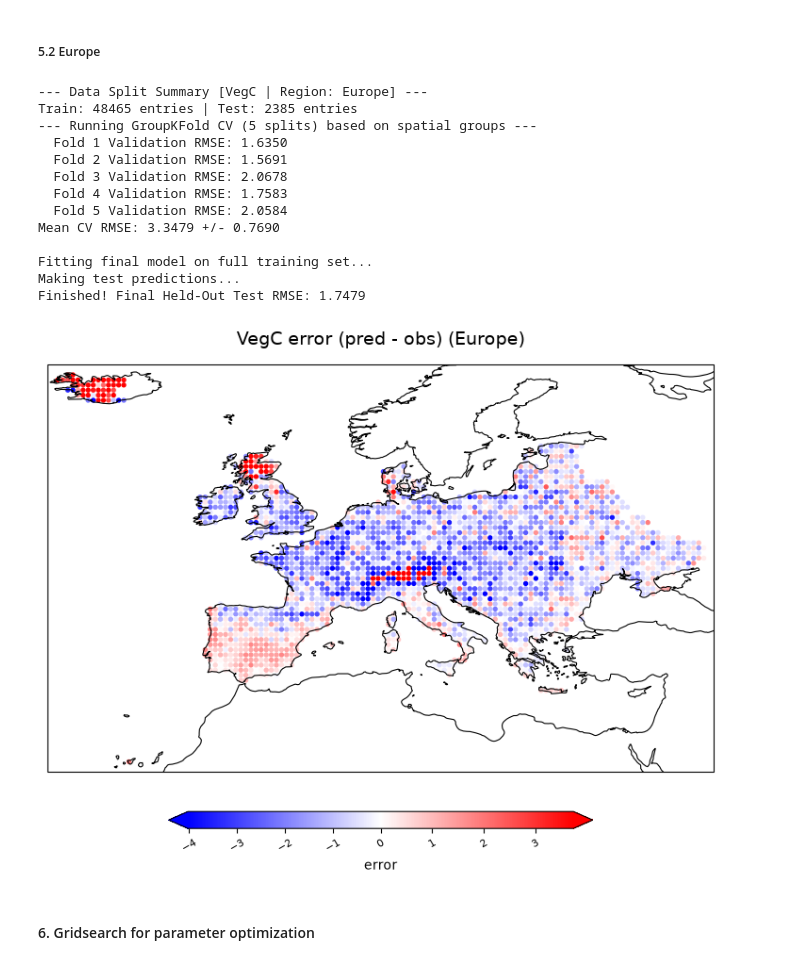
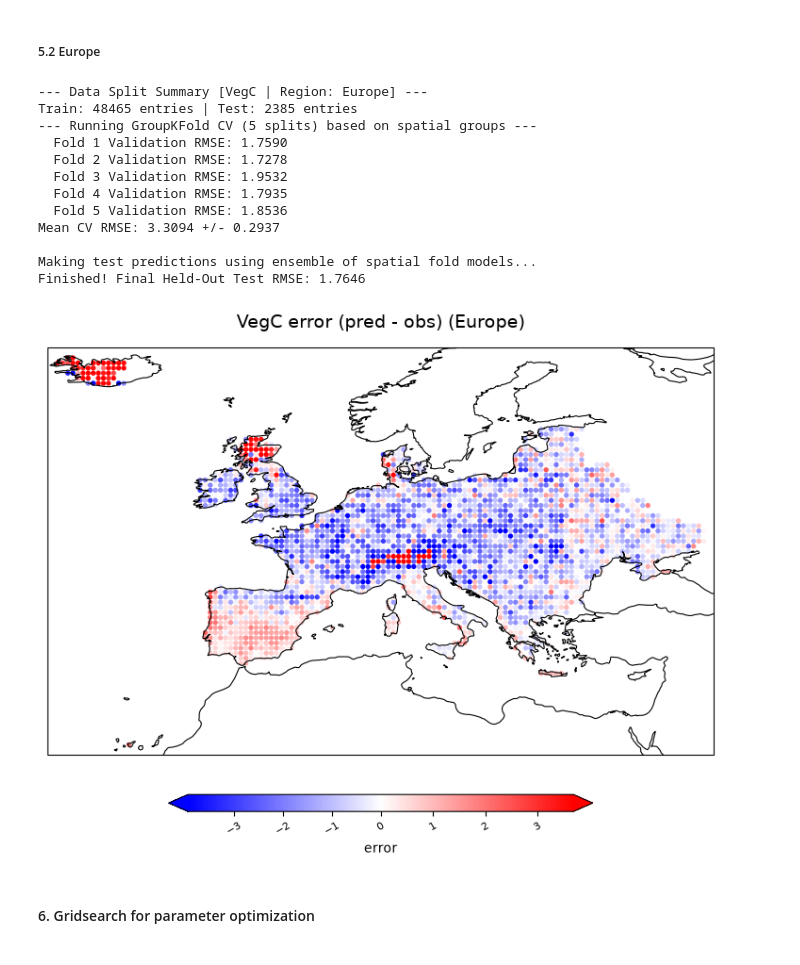
Before and after one commit to Milou-v/BERN01-Groupwork, a Jupyter notebook: project2_RandomForestBiome/RandomForestRegression_Biome_exercise.ipynb, the cells around one changed output. Saved outputs shown, nothing was run; the diff lists cells and outputs as text; code cells hidden in the pictures.

```diff
--- a/project2_RandomForestBiome/RandomForestRegression_Biome_exercise.ipynb
+++ b/project2_RandomForestBiome/RandomForestRegression_Biome_exercise.ipynb
@@ -187,9 +187,8 @@ def run_RFRegress_CV(
     **rf_kwargs
 ):
     '''
-    Runs a Random Forest Regressor with Cross-Validation on the training set,
-    fits on the full training set, and returns test performance, predictions DataFrame,
-    and model instance.
+    Runs a Random Forest Regressor with Cross-Validation, storing fold models
+    and ensembling their predictions for the final held-out test set.
     '''
     X_train, y_train, X_test, y_test = traintest
 
@@ -207,12 +206,12 @@ def run_RFRegress_CV(
         cv_splits = cv.split(X_train, y_train, groups=groups_train)
     else:
         print(f"--- Running standard KFold CV ({n_splits} splits) ---")
-        cv = KFold(n_splits=n_splits, shuffle=True, random_state=42)
+        cv = KFold(n_splits=n_splits, shuffle=True, random_state=rf_kwargs.get('random_state', 42))
         cv_splits = cv.split(X_train, y_train)
 
-    # 3. Cross-Validation Loop
+    # 3. Cross-Validation Loop & Model Collection
     cv_scores = []
-    oof_predictions = np.zeros(len(X_train))
+    trained_models = []  # <-- Store models from each fold
 
     for fold, (train_idx, val_idx) in enumerate(cv_splits, start=1):
         X_tr, y_tr = X_train.iloc[train_idx], y_train.iloc[train_idx]
@@ -221,10 +220,10 @@ def run_RFRegress_CV(
         model_fold = RandomForestRegressor(**rf_kwargs)
         model_fold.fit(X_tr, y_tr)
 
+        # Save the trained model for this fold
+        trained_models.append(model_fold)
+
         val_preds = model_fold.predict(X_val)
-        oof_predictions[val_idx] = val_preds
-
-        # Backward-compatible RMSE calculation for scikit-learn < 1.4
         fold_mse = mean_squared_error(y_val, val_preds)
         cv_scores.append(fold_mse)
         fold_rmse = np.sqrt(fold_mse)
@@ -232,19 +231,15 @@ def run_RFRegress_CV(
 
     print(f"Mean CV RMSE: {np.mean(cv_scores):.4f} +/- {np.std(cv_scores):.4f}\n")
 
-    # 4. Final Fit on Entire Training Set & Test Set Evaluation
-    print("Fitting final model on full training set...")
-    rf_final = RandomForestRegressor(**rf_kwargs)
-    rf_final.fit(X_train, y_train)
+    # 4. Ensemble Predictions Across All Spatial Fold Models
+    print("Making test predictions using ensemble of spatial fold models...")
+    test_preds_per_fold = [model.predict(X_test) for model in trained_models]
+    predictions = np.mean(test_preds_per_fold, axis=0)  # Average the predictions from all k folds
 
-    print("Making test predictions...")
-    predictions = rf_final.predict(X_test)
     y_test_array = y_test.to_numpy()
     error = predictions - y_test_array
     test_mse = mean_squared_error(y_test_array, predictions)
     test_rmse = np.sqrt(test_mse)
-    y_test_diff = y_test.max() - y_test.min()
-    test_nrmse = test_rmse/y_test_diff
 
     # 5. Build Output DataFrame with Coordinates for Plotting
     if coords_test is not None:
@@ -258,7 +253,8 @@ def run_RFRegress_CV(
 
     print(f"Finished! Final Held-Out Test RMSE: {test_rmse:.4f}")
 
-    return test_rmse, cv_scores, preds_df, rf_final
+    # Return the list of fold models instead of a single final model
+    return test_rmse, cv_scores, preds_df, trained_models
 # %%
 def plot_var(df: pd.DataFrame, variable: str, title: str = '', area='world', cmap=None, projection=ccrs.PlateCarree()):
     """
@@ -375,7 +371,8 @@ def execute(
         area: str = 'Americas',
         target_var: str = 'NPP',
         folds: int = 5,
-        plot: bool = False
+        plot: bool = False,
+        spatialCV: bool = True
         ):
 
     X_train, y_train, X_test, y_test, coords_test = prepare_spatial_splits(
@@ -394,7 +391,7 @@ def execute(
     df_train,
     grid_size=5.0,     # Size of grid squares in degrees (adjust smaller for finer grid, larger for coarser)
     n_splits=folds,        # Number of CV folds
-    random_state=45
+    random_state=random_seed
     )
 
     # 3. Prepare data list
@@ -408,14 +405,14 @@ def execute(
         coords_test=coords_test,
         groups_train=groups_train,
         n_splits=folds,
-        use_spatial_groups=True,   # GroupKFold by k-folds based on spatial correlation
+        use_spatial_groups=spatialCV,   # GroupKFold by k-folds based on spatial correlation
         n_estimators=300,
         max_depth=25,
         max_features=0.3,
         min_samples_split=2,
         min_samples_leaf=1,
         n_jobs=-1,                # Use all available CPU cores --> parallelization
-        random_state=42
+        random_state=random_seed
     )
 
     if plot:
@@ -495,25 +492,24 @@ plot_var(preds_vegc_am, 'error',  title='VegC error (pred - obs)', area='America
 # %% [markdown]
 ##### 5.2 Europe
 # %%
-# test_rmse_vegc_eu, cv_scores_vegc_eu, preds_vegc_eu, model_vegc_eu = execute(df_master, area='Europe', target_var='VegC')
+test_rmse_vegc_eu, cv_scores_vegc_eu, preds_vegc_eu, model_vegc_eu = execute(df_master, area='Europe', target_var='VegC')
 # %% [output]
 --- Data Split Summary [VegC | Region: Europe] ---
 Train: 48465 entries | Test: 2385 entries
 --- Running GroupKFold CV (5 splits) based on spatial groups ---
-  Fold 1 Validation RMSE: 1.6350
-  Fold 2 Validation RMSE: 1.5691
-  Fold 3 Validation RMSE: 2.0678
-  Fold 4 Validation RMSE: 1.7583
-  Fold 5 Validation RMSE: 2.0584
-Mean CV RMSE: 3.3479 +/- 0.7690
+  Fold 1 Validation RMSE: 1.7590
+  Fold 2 Validation RMSE: 1.7278
+  Fold 3 Validation RMSE: 1.9532
+  Fold 4 Validation RMSE: 1.7935
+  Fold 5 Validation RMSE: 1.8536
+Mean CV RMSE: 3.3094 +/- 0.2937
 
-Fitting final model on full training set...
-Making test predictions...
-Finished! Final Held-Out Test RMSE: 1.7479
+Making test predictions using ensemble of spatial fold models...
+Finished! Final Held-Out Test RMSE: 1.7646
 # %%
-# plot_var(preds_vegc_eu, 'error', title='VegC error (pred - obs)', area='Europe')
+plot_var(preds_vegc_eu, 'error', title='VegC error (pred - obs)', area='Europe')
 # %% [output]
-[figure, old version]
+[figure, new version]
 # %% [markdown]
 #### 6. Gridsearch for parameter optimization
 # %%
```
Also changed, not shown: parts of 28 cells of this notebook.
